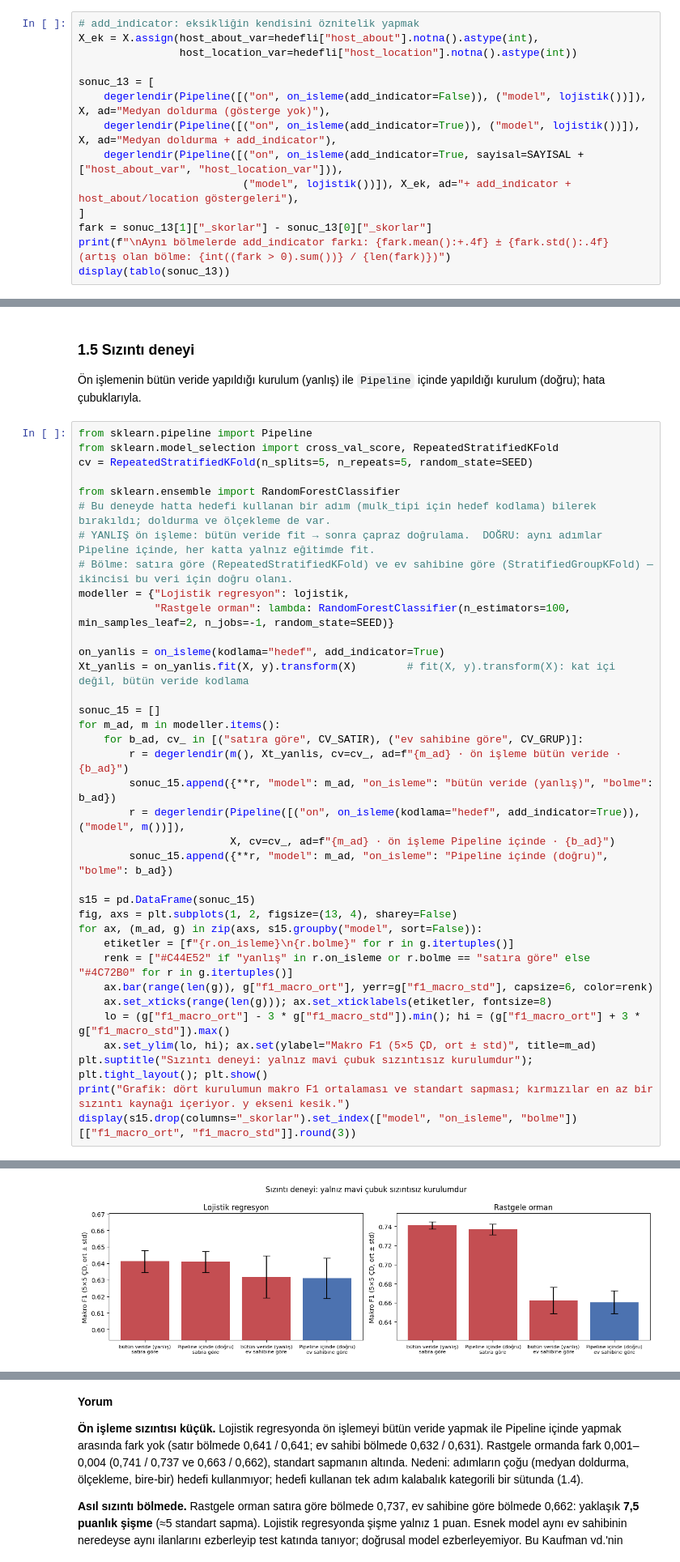
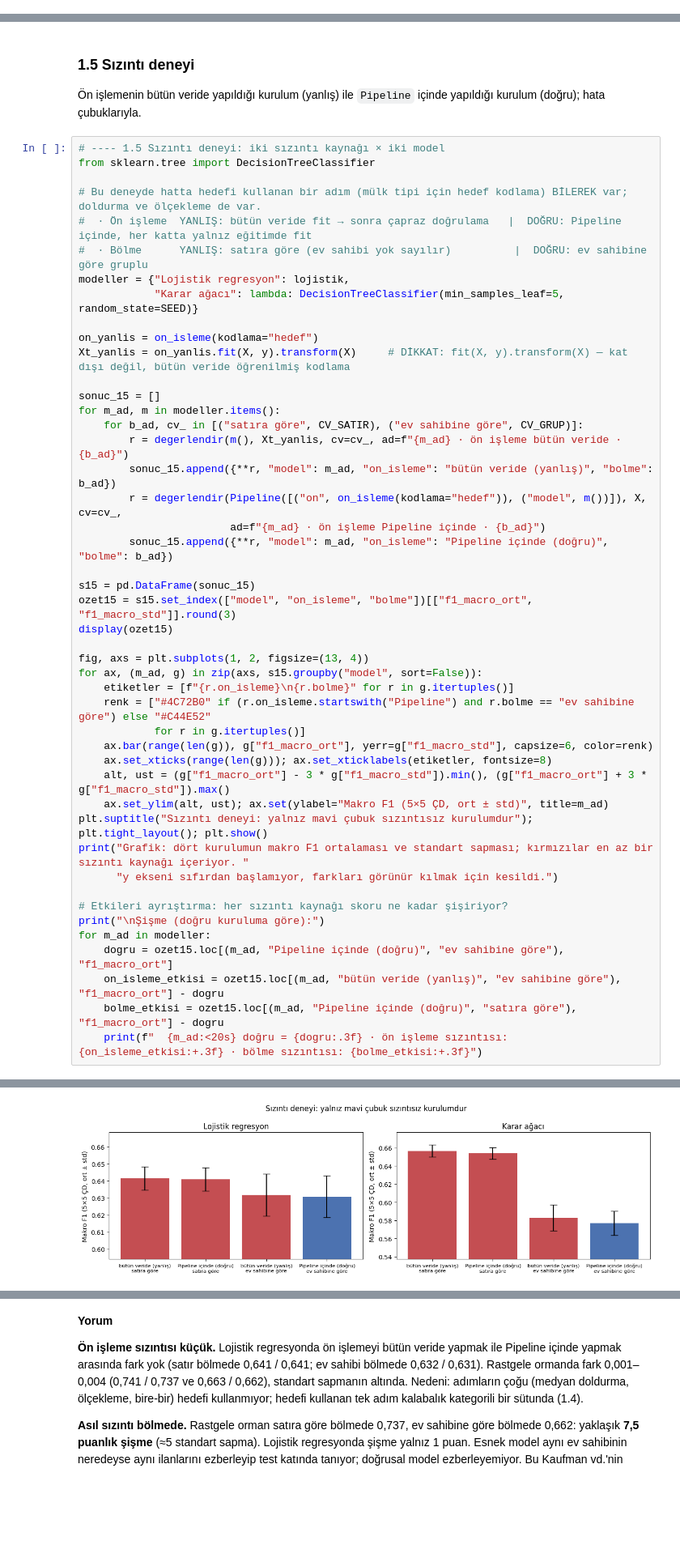
Before and after one commit to kubragiritkopuz/MachineLearningCourseDokuments, a Jupyter notebook: BIL545_Proje1_20261007.ipynb, the cells around one changed output, grey strips where cells are left out. Shown at 81% size. Drawn from its saved outputs; the diff is of its cells as text; blank space fills up the shorter version.

```diff
--- a/BIL545_Proje1_20261007.ipynb
+++ b/BIL545_Proje1_20261007.ipynb
@@ -918,16 +991,2 @@ def tablo(sonuclar):
 # %% [markdown]
 #### `add_indicator` ile eksikliğin öznitelik olarak etkisi
-# %%
-# add_indicator: eksikliğin kendisini öznitelik yapmak
-X_ek = X.assign(host_about_var=hedefli["host_about"].notna().astype(int),
-                host_location_var=hedefli["host_location"].notna().astype(int))
-
-sonuc_13 = [
-    degerlendir(Pipeline([("on", on_isleme(add_indicator=False)), ("model", lojistik())]), X, ad="Medyan doldurma (gösterge yok)"),
-    degerlendir(Pipeline([("on", on_isleme(add_indicator=True)), ("model", lojistik())]), X, ad="Medyan doldurma + add_indicator"),
-    degerlendir(Pipeline([("on", on_isleme(add_indicator=True, sayisal=SAYISAL + ["host_about_var", "host_location_var"])),
-                          ("model", lojistik())]), X_ek, ad="+ add_indicator + host_about/location göstergeleri"),
-]
-fark = sonuc_13[1]["_skorlar"] - sonuc_13[0]["_skorlar"]
-print(f"\nAynı bölmelerde add_indicator farkı: {fark.mean():+.4f} ± {fark.std():.4f}  (artış olan bölme: {int((fark > 0).sum())} / {len(fark)})")
-display(tablo(sonuc_13))
@@ -1050,40 +1174,50 @@ host_id YANLIŞ: hedef kodlama bütün veride              f1_macro = 0.863 ± 0
 ### 1.5 Sızıntı deneyi
 Ön işlemenin bütün veride yapıldığı kurulum (yanlış) ile `Pipeline` içinde yapıldığı kurulum (doğru); hata çubuklarıyla.
 # %%
-from sklearn.pipeline import Pipeline
-from sklearn.model_selection import cross_val_score, RepeatedStratifiedKFold
-cv = RepeatedStratifiedKFold(n_splits=5, n_repeats=5, random_state=SEED)
+# ---- 1.5 Sızıntı deneyi: iki sızıntı kaynağı × iki model
+from sklearn.tree import DecisionTreeClassifier
 
-from sklearn.ensemble import RandomForestClassifier
-# Bu deneyde hatta hedefi kullanan bir adım (mulk_tipi için hedef kodlama) bilerek bırakıldı; doldurma ve ölçekleme de var.
-# YANLIŞ ön işleme: bütün veride fit → sonra çapraz doğrulama.  DOĞRU: aynı adımlar Pipeline içinde, her katta yalnız eğitimde fit.
-# Bölme: satıra göre (RepeatedStratifiedKFold) ve ev sahibine göre (StratifiedGroupKFold) — ikincisi bu veri için doğru olanı.
+# Bu deneyde hatta hedefi kullanan bir adım (mülk tipi için hedef kodlama) BİLEREK var; doldurma ve ölçekleme de var.
+#  · Ön işleme  YANLIŞ: bütün veride fit → sonra çapraz doğrulama   |  DOĞRU: Pipeline içinde, her katta yalnız eğitimde fit
+#  · Bölme      YANLIŞ: satıra göre (ev sahibi yok sayılır)          |  DOĞRU: ev sahibine göre gruplu
 modeller = {"Lojistik regresyon": lojistik,
-            "Rastgele orman": lambda: RandomForestClassifier(n_estimators=100, min_samples_leaf=2, n_jobs=-1, random_state=SEED)}
+            "Karar ağacı": lambda: DecisionTreeClassifier(min_samples_leaf=5, random_state=SEED)}
 
-on_yanlis = on_isleme(kodlama="hedef", add_indicator=True)
-Xt_yanlis = on_yanlis.fit(X, y).transform(X)        # fit(X, y).transform(X): kat içi değil, bütün veride kodlama
+on_yanlis = on_isleme(kodlama="hedef")
+Xt_yanlis = on_yanlis.fit(X, y).transform(X)     # DİKKAT: fit(X, y).transform(X) — kat dışı değil, bütün veride öğrenilmiş kodlama
 
 sonuc_15 = []
 for m_ad, m in modeller.items():
     for b_ad, cv_ in [("satıra göre", CV_SATIR), ("ev sahibine göre", CV_GRUP)]:
         r = degerlendir(m(), Xt_yanlis, cv=cv_, ad=f"{m_ad} · ön işleme bütün veride · {b_ad}")
         sonuc_15.append({**r, "model": m_ad, "on_isleme": "bütün veride (yanlış)", "bolme": b_ad})
-        r = degerlendir(Pipeline([("on", on_isleme(kodlama="hedef", add_indicator=True)), ("model", m())]),
-                        X, cv=cv_, ad=f"{m_ad} · ön işleme Pipeline içinde · {b_ad}")
+        r = degerlendir(Pipeline([("on", on_isleme(kodlama="hedef")), ("model", m())]), X, cv=cv_,
+                        ad=f"{m_ad} · ön işleme Pipeline içinde · {b_ad}")
         sonuc_15.append({**r, "model": m_ad, "on_isleme": "Pipeline içinde (doğru)", "bolme": b_ad})
 
 s15 = pd.DataFrame(sonuc_15)
-fig, axs = plt.subplots(1, 2, figsize=(13, 4), sharey=False)
+ozet15 = s15.set_index(["model", "on_isleme", "bolme"])[["f1_macro_ort", "f1_macro_std"]].round(3)
+display(ozet15)
+
+fig, axs = plt.subplots(1, 2, figsize=(13, 4))
 for ax, (m_ad, g) in zip(axs, s15.groupby("model", sort=False)):
     etiketler = [f"{r.on_isleme}\n{r.bolme}" for r in g.itertuples()]
-    renk = ["#C44E52" if "yanlış" in r.on_isleme or r.bolme == "satıra göre" else "#4C72B0" for r in g.itertuples()]
+    renk = ["#4C72B0" if (r.on_isleme.startswith("Pipeline") and r.bolme == "ev sahibine göre") else "#C44E52"
+            for r in g.itertuples()]
     ax.bar(range(len(g)), g["f1_macro_ort"], yerr=g["f1_macro_std"], capsize=6, color=renk)
     ax.set_xticks(range(len(g))); ax.set_xticklabels(etiketler, fontsize=8)
-    lo = (g["f1_macro_ort"] - 3 * g["f1_macro_std"]).min(); hi = (g["f1_macro_ort"] + 3 * g["f1_macro_std"]).max()
-    ax.set_ylim(lo, hi); ax.set(ylabel="Makro F1 (5×5 ÇD, ort ± std)", title=m_ad)
+    alt, ust = (g["f1_macro_ort"] - 3 * g["f1_macro_std"]).min(), (g["f1_macro_ort"] + 3 * g["f1_macro_std"]).max()
+    ax.set_ylim(alt, ust); ax.set(ylabel="Makro F1 (5×5 ÇD, ort ± std)", title=m_ad)
 plt.suptitle("Sızıntı deneyi: yalnız mavi çubuk sızıntısız kurulumdur"); plt.tight_layout(); plt.show()
-print("Grafik: dört kurulumun makro F1 ortalaması ve standart sapması; kırmızılar en az bir sızıntı kaynağı içeriyor. y ekseni kesik.")
-display(s15.drop(columns="_skorlar").set_index(["model", "on_isleme", "bolme"])[["f1_macro_ort", "f1_macro_std"]].round(3))
+print("Grafik: dört kurulumun makro F1 ortalaması ve standart sapması; kırmızılar en az bir sızıntı kaynağı içeriyor. "
+      "y ekseni sıfırdan başlamıyor, farkları görünür kılmak için kesildi.")
+
+# Etkileri ayrıştırma: her sızıntı kaynağı skoru ne kadar şişiriyor?
+print("\nŞişme (doğru kuruluma göre):")
+for m_ad in modeller:
+    dogru = ozet15.loc[(m_ad, "Pipeline içinde (doğru)", "ev sahibine göre"), "f1_macro_ort"]
+    on_isleme_etkisi = ozet15.loc[(m_ad, "bütün veride (yanlış)", "ev sahibine göre"), "f1_macro_ort"] - dogru
+    bolme_etkisi = ozet15.loc[(m_ad, "Pipeline içinde (doğru)", "satıra göre"), "f1_macro_ort"] - dogru
+    print(f"  {m_ad:<20s} doğru = {dogru:.3f} · ön işleme sızıntısı: {on_isleme_etkisi:+.3f} · bölme sızıntısı: {bolme_etkisi:+.3f}")
 # %% [output]
 Lojistik regresyon · ön işleme bütün veride · satıra göre f1_macro = 0.641 ± 0.007
@@ -1097 +1241 @@ Rastgele orman · ön işleme Pipeline içinde · ev sahibine göre f1_macro = 0
-[figure, old version]
+[figure, new version]
```
Also changed, not shown: parts of 10 cells of this notebook.
